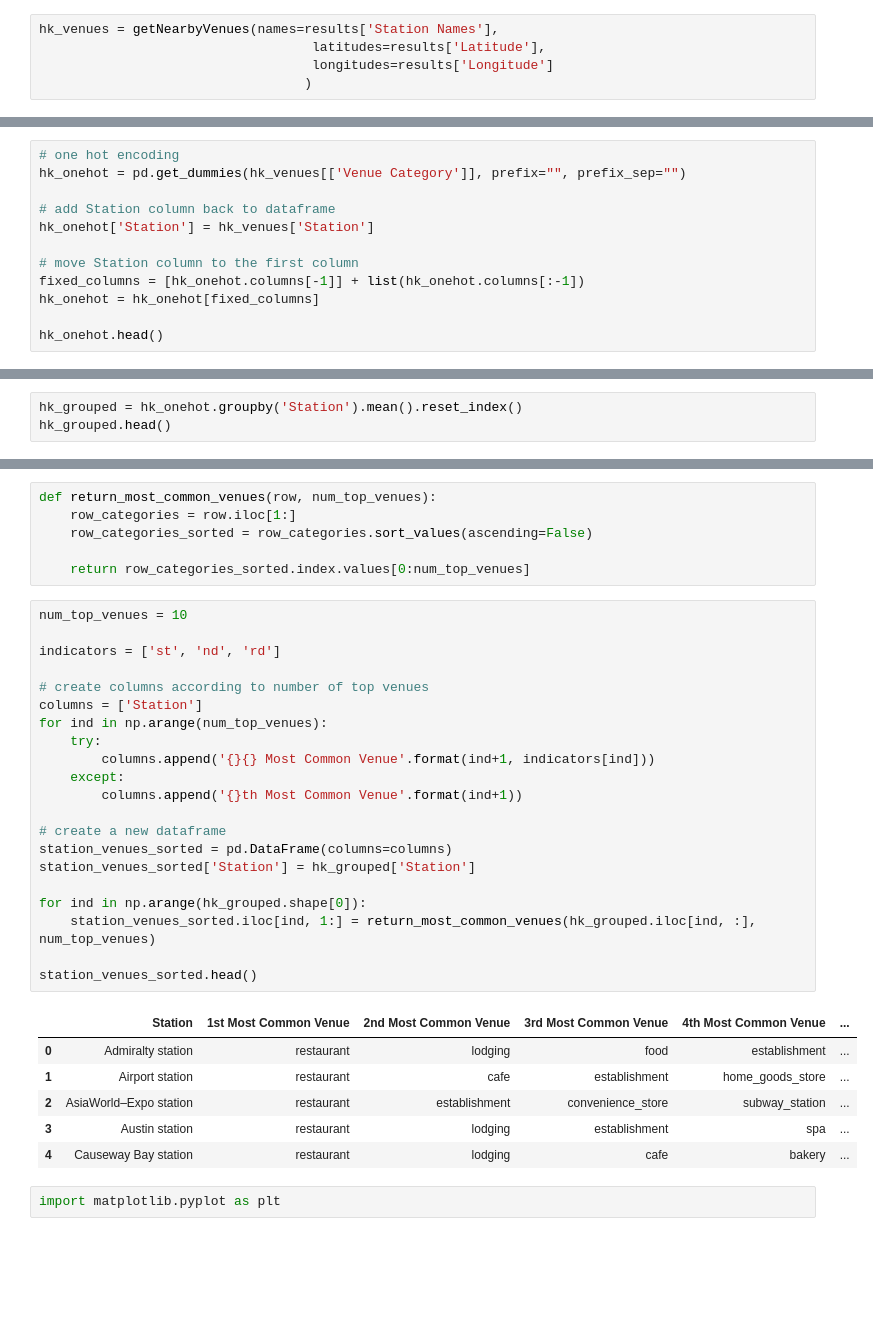
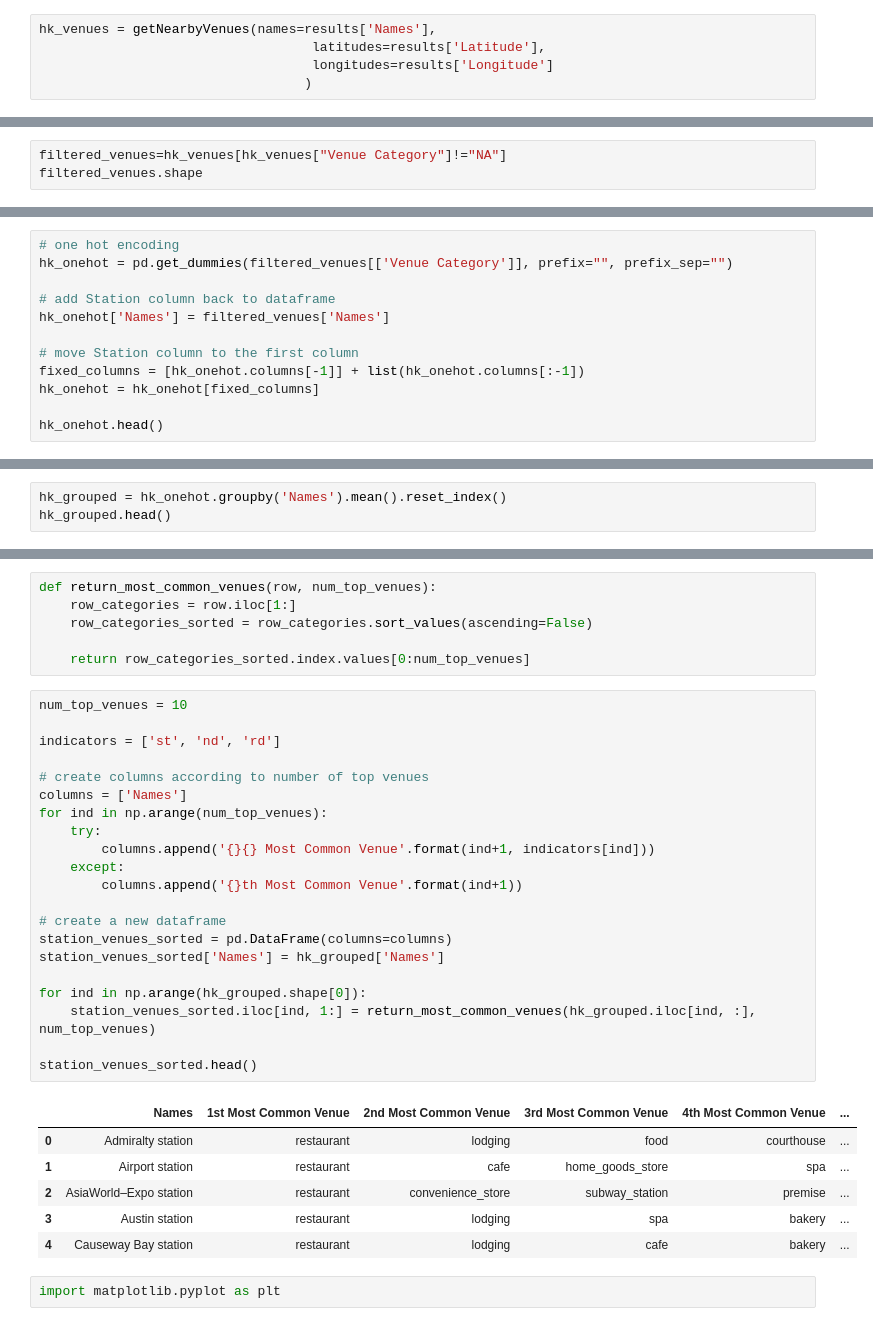
Before and after one commit to dasprasky/Coursera_Capstone, a Jupyter notebook: Hong Kong Clustering and Visualisation.ipynb, the cells around one changed output, grey strips where cells are left out. Saved outputs shown, nothing was run; the diff lists cells and outputs as text; blank space fills up the shorter version.

```diff
--- a/Hong Kong Clustering and Visualisation.ipynb
+++ b/Hong Kong Clustering and Visualisation.ipynb
@@ -148,7 +268,7 @@ def getNearbyVenues(names, latitudes, longitudes, radius=500):
 
     return(nearby_venues)
 # %%
-hk_venues = getNearbyVenues(names=results['Station Names'],
+hk_venues = getNearbyVenues(names=results['Names'],
                                    latitudes=results['Latitude'],
                                    longitudes=results['Longitude']
                                   )
@@ -165,0 +298,3 @@ hk_venues.head()
+# %%
+filtered_venues=hk_venues[hk_venues["Venue Category"]!="NA"]
+filtered_venues.shape
@@ -192,9 +329,9 @@ There are 76 uniques categories.
 # %%
 # one hot encoding
-hk_onehot = pd.get_dummies(hk_venues[['Venue Category']], prefix="", prefix_sep="")
+hk_onehot = pd.get_dummies(filtered_venues[['Venue Category']], prefix="", prefix_sep="")
 
 # add Station column back to dataframe
-hk_onehot['Station'] = hk_venues['Station']
+hk_onehot['Names'] = filtered_venues['Names']
 
 # move Station column to the first column
 fixed_columns = [hk_onehot.columns[-1]] + list(hk_onehot.columns[:-1])
@@ -212,4 +349,4 @@ hk_onehot.head()
 # %%
-hk_grouped = hk_onehot.groupby('Station').mean().reset_index()
+hk_grouped = hk_onehot.groupby('Names').mean().reset_index()
 hk_grouped.head()
 # %% [output]
@@ -229,30 +366,30 @@ def return_most_common_venues(row, num_top_venues):
 # %%
 num_top_venues = 10
 
 indicators = ['st', 'nd', 'rd']
 
 # create columns according to number of top venues
-columns = ['Station']
+columns = ['Names']
 for ind in np.arange(num_top_venues):
     try:
         columns.append('{}{} Most Common Venue'.format(ind+1, indicators[ind]))
     except:
         columns.append('{}th Most Common Venue'.format(ind+1))
 
 # create a new dataframe
 station_venues_sorted = pd.DataFrame(columns=columns)
-station_venues_sorted['Station'] = hk_grouped['Station']
+station_venues_sorted['Names'] = hk_grouped['Names']
 
 for ind in np.arange(hk_grouped.shape[0]):
     station_venues_sorted.iloc[ind, 1:] = return_most_common_venues(hk_grouped.iloc[ind, :], num_top_venues)
 
 station_venues_sorted.head()
 # %% [output]
-|  | Station | 1st Most Common Venue | 2nd Most Common Venue | 3rd Most Common Venue | 4th Most Common Venue | ... |
-| 0 | Admiralty station | restaurant | lodging | food | establishment | ... |
-| 1 | Airport station | restaurant | cafe | establishment | home_goods_store | ... |
-| 2 | AsiaWorld–Expo station | restaurant | establishment | convenience_store | subway_station | ... |
-| 3 | Austin station | restaurant | lodging | establishment | spa | ... |
+|  | Names | 1st Most Common Venue | 2nd Most Common Venue | 3rd Most Common Venue | 4th Most Common Venue | ... |
+| 0 | Admiralty station | restaurant | lodging | food | courthouse | ... |
+| 1 | Airport station | restaurant | cafe | home_goods_store | spa | ... |
+| 2 | AsiaWorld–Expo station | restaurant | convenience_store | subway_station | premise | ... |
+| 3 | Austin station | restaurant | lodging | spa | bakery | ... |
 | 4 | Causeway Bay station | restaurant | lodging | cafe | bakery | ... |
 # %%
 import matplotlib.pyplot as plt
```
Also changed, not shown: parts of 32 cells of this notebook.
